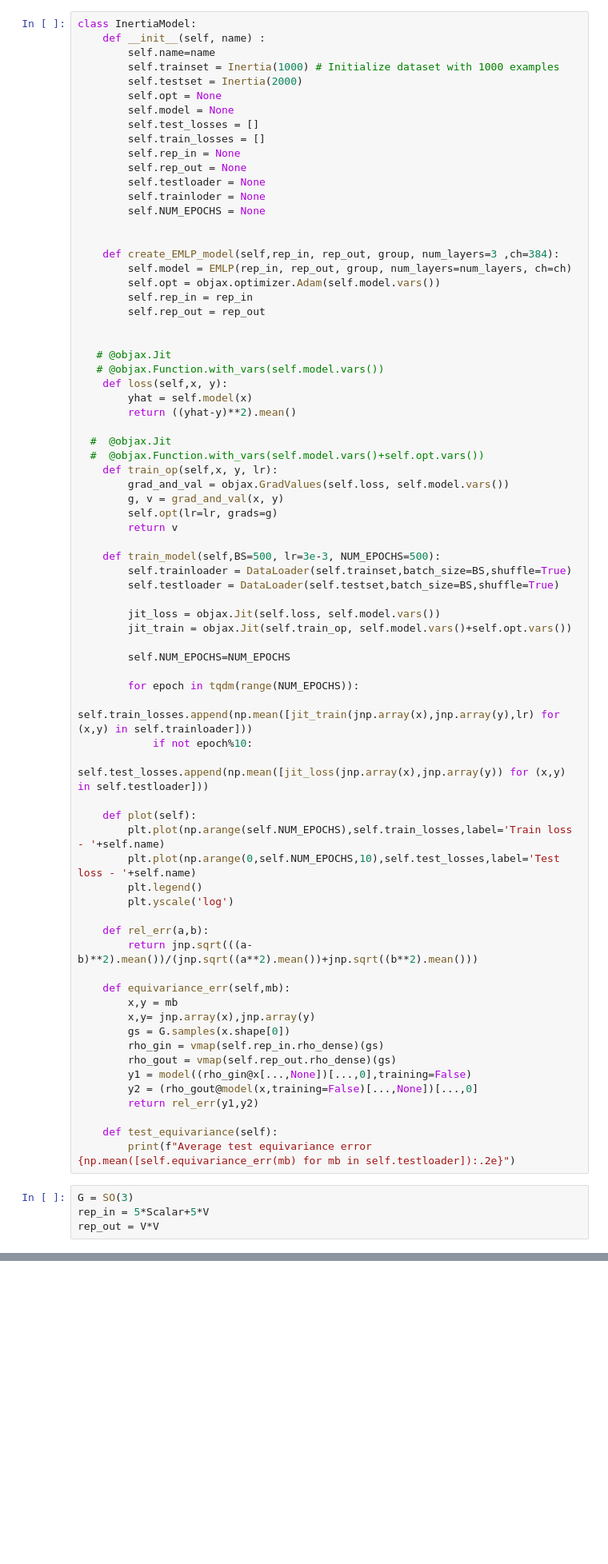
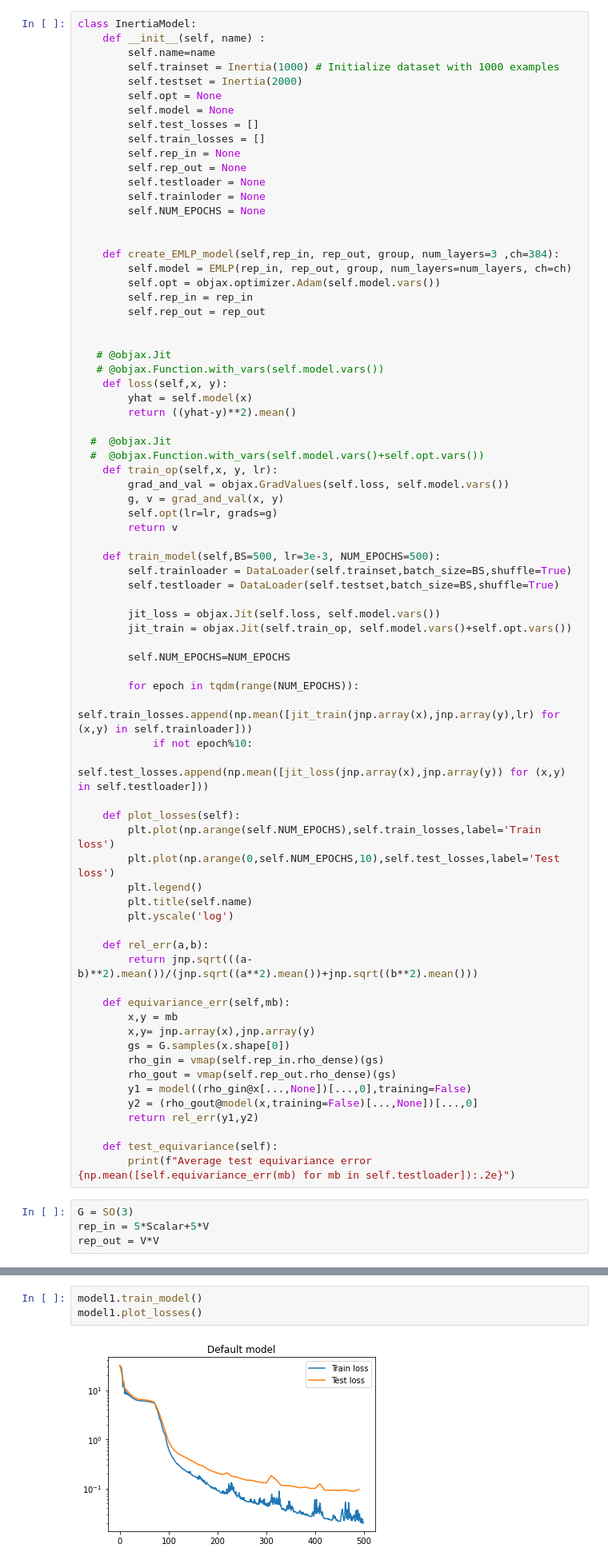
Before and after one commit to QB-TA/HolographicFlow, a Jupyter notebook: Testing_new_packages/Testing_EMLP.ipynb, the cells around one changed output, grey strips where cells are left out. Shown at 80% size. Cells and saved outputs as stored; diff of their text form; blank space fills up the shorter version.

```diff
--- a/Testing_new_packages/Testing_EMLP.ipynb
+++ b/Testing_new_packages/Testing_EMLP.ipynb
@@ -69,10 +66,11 @@ class InertiaModel:
             if not epoch%10:
                 self.test_losses.append(np.mean([jit_loss(jnp.array(x),jnp.array(y)) for (x,y) in self.testloader]))
 
-    def plot(self):
-        plt.plot(np.arange(self.NUM_EPOCHS),self.train_losses,label='Train loss - '+self.name)
-        plt.plot(np.arange(0,self.NUM_EPOCHS,10),self.test_losses,label='Test loss - '+self.name)
+    def plot_losses(self):
+        plt.plot(np.arange(self.NUM_EPOCHS),self.train_losses,label='Train loss')
+        plt.plot(np.arange(0,self.NUM_EPOCHS,10),self.test_losses,label='Test loss')
         plt.legend()
+        plt.title(self.name)
         plt.yscale('log')
 
     def rel_err(a,b):
@@ -103,0 +110,5 @@ model1.plot()
+# %%
+model1.train_model()
+model1.plot_losses()
+# %% [output]
+[figure, added]
```
Also changed, not shown: parts of 15 cells of this notebook.
